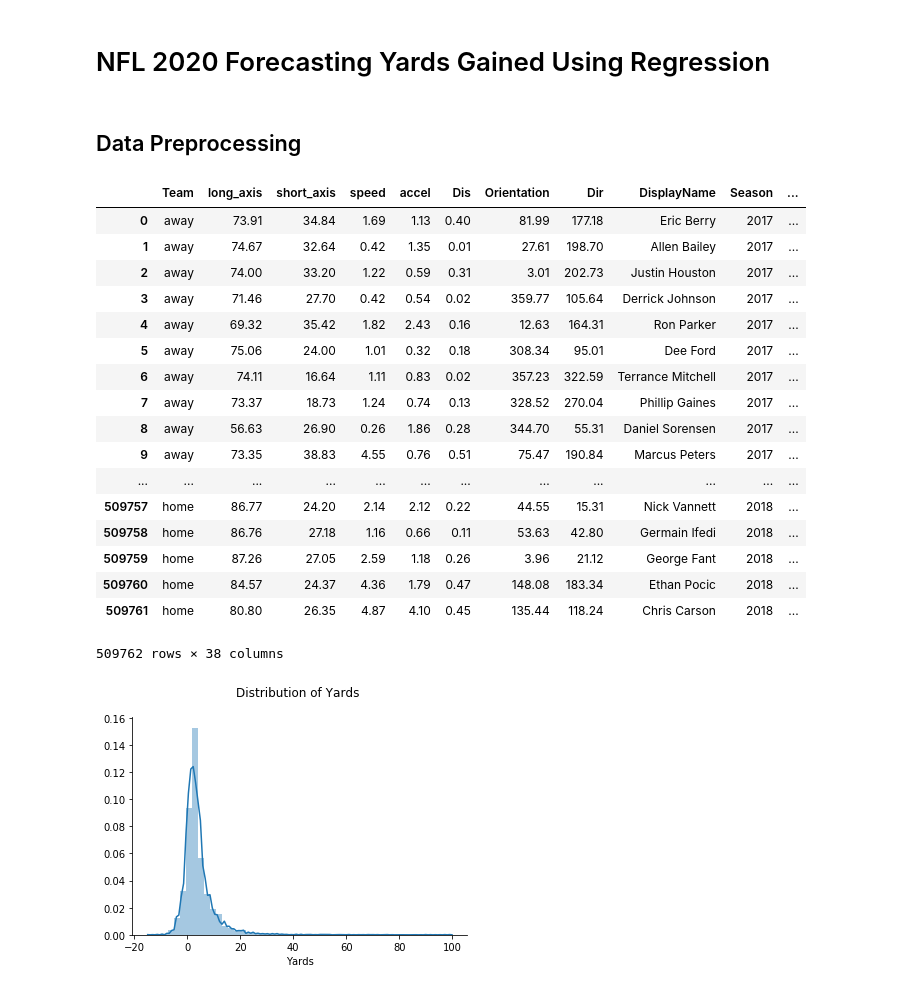
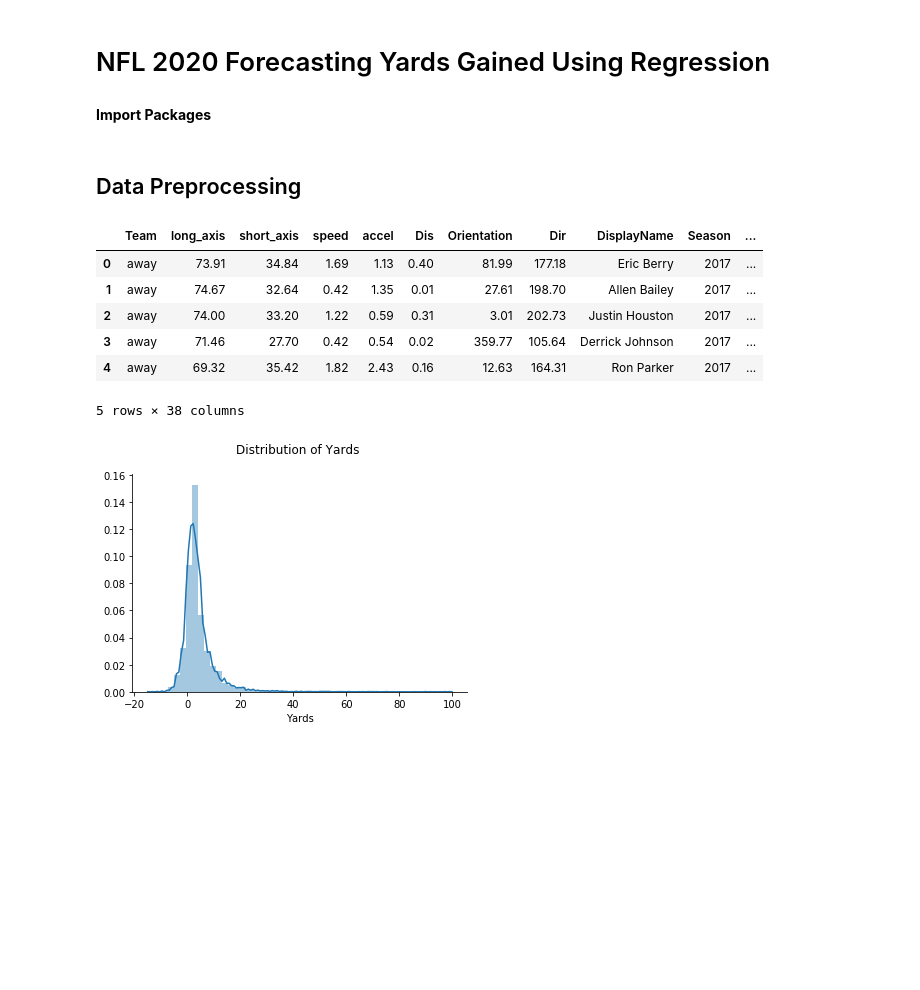
Before and after one commit to sharonk515/NFL_yards_gained, a Jupyter notebook: nfl_regression.ipynb, the cells around one changed output. Drawn from its saved outputs; the diff is of its cells as text; code cells hidden in the pictures; blank space fills up the shorter version.

```diff
--- a/nfl_regression.ipynb
+++ b/nfl_regression.ipynb
@@ -1,5 +1,7 @@
 # %% [markdown]
 # NFL 2020 Forecasting Yards Gained Using Regression
+# %% [markdown]
+**Import Packages**
 # %%
 import pandas as pd
 import numpy as np
@@ -23,26 +25,16 @@ warnings.filterwarnings('ignore')
 # %% [markdown]
 ## Data Preprocessing
 # %%
+# read data
 cols = list(pd.read_csv('Data/cleaned_nfl.csv', nrows =1))
 nfl = pd.read_csv('Data/cleaned_nfl.csv',
                   usecols =[i for i in cols if i != 'Yard_class'])
-nfl
+nfl.head()
 # %% [output]
 |  | Team | long_axis | short_axis | speed | accel | Dis | Orientation | Dir | DisplayName | Season | ... |
 | 0 | away | 73.91 | 34.84 | 1.69 | 1.13 | 0.40 | 81.99 | 177.18 | Eric Berry | 2017 | ... |
 | 1 | away | 74.67 | 32.64 | 0.42 | 1.35 | 0.01 | 27.61 | 198.70 | Allen Bailey | 2017 | ... |
 | 2 | away | 74.00 | 33.20 | 1.22 | 0.59 | 0.31 | 3.01 | 202.73 | Justin Houston | 2017 | ... |
 | 3 | away | 71.46 | 27.70 | 0.42 | 0.54 | 0.02 | 359.77 | 105.64 | Derrick Johnson | 2017 | ... |
 | 4 | away | 69.32 | 35.42 | 1.82 | 2.43 | 0.16 | 12.63 | 164.31 | Ron Parker | 2017 | ... |
-| 5 | away | 75.06 | 24.00 | 1.01 | 0.32 | 0.18 | 308.34 | 95.01 | Dee Ford | 2017 | ... |
-| 6 | away | 74.11 | 16.64 | 1.11 | 0.83 | 0.02 | 357.23 | 322.59 | Terrance Mitchell | 2017 | ... |
-| 7 | away | 73.37 | 18.73 | 1.24 | 0.74 | 0.13 | 328.52 | 270.04 | Phillip Gaines | 2017 | ... |
-| 8 | away | 56.63 | 26.90 | 0.26 | 1.86 | 0.28 | 344.70 | 55.31 | Daniel Sorensen | 2017 | ... |
-| 9 | away | 73.35 | 38.83 | 4.55 | 0.76 | 0.51 | 75.47 | 190.84 | Marcus Peters | 2017 | ... |
-| ... | ... | ... | ... | ... | ... | ... | ... | ... | ... | ... | ... |
-| 509757 | home | 86.77 | 24.20 | 2.14 | 2.12 | 0.22 | 44.55 | 15.31 | Nick Vannett | 2018 | ... |
-| 509758 | home | 86.76 | 27.18 | 1.16 | 0.66 | 0.11 | 53.63 | 42.80 | Germain Ifedi | 2018 | ... |
-| 509759 | home | 87.26 | 27.05 | 2.59 | 1.18 | 0.26 | 3.96 | 21.12 | George Fant | 2018 | ... |
-| 509760 | home | 84.57 | 24.37 | 4.36 | 1.79 | 0.47 | 148.08 | 183.34 | Ethan Pocic | 2018 | ... |
-| 509761 | home | 80.80 | 26.35 | 4.87 | 4.10 | 0.45 | 135.44 | 118.24 | Chris Carson | 2018 | ... |
-509762 rows × 38 columns
+5 rows × 38 columns
```
Also changed, not shown: parts of 25 cells of this notebook, 7 other files.
